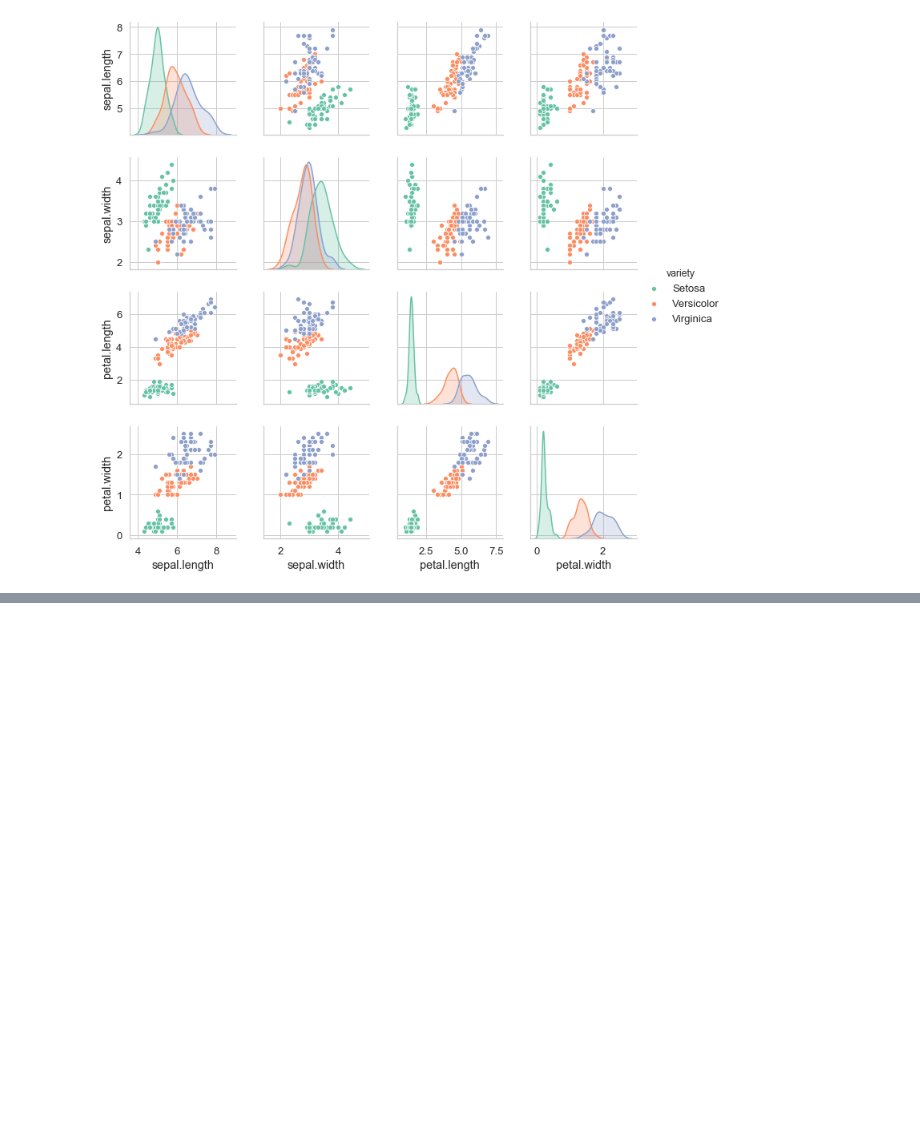
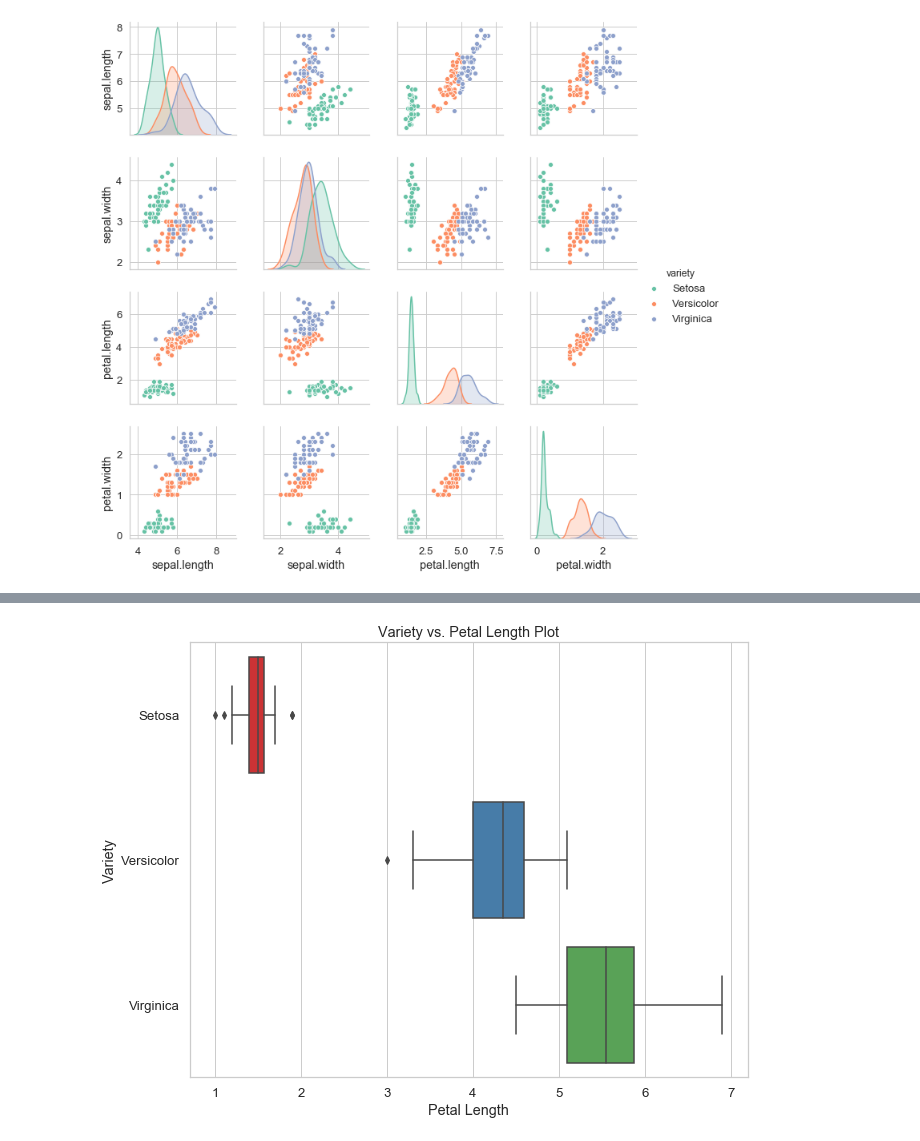
Before and after one commit to sagsshakya/Data-Visualization, a Jupyter notebook: seabonTutorial.ipynb, the cells around one changed output, grey strips where cells are left out. Cells and saved outputs as stored; diff of their text form; code cells hidden in the pictures; blank space fills up the shorter version.

```diff
--- a/seabonTutorial.ipynb
+++ b/seabonTutorial.ipynb
@@ -128,0 +187,14 @@ plt.show()
+# %%
+plt.figure( figsize = (10,8) )
+sns.set(style = 'whitegrid', font_scale = 1.2)
+
+sns.boxplot(y = iris['variety'], x = iris['petal.length'], palette = 'Set1')
+#For horizontal orientation, we can also use orient = 'h'.
+
+plt.ylabel('Variety')
+plt.xlabel('Petal Length')
+plt.title('Variety vs. Petal Length Plot')
+
+plt.show()
+# %% [output]
+[figure, added]
```
Also changed, not shown: parts of 25 cells of this notebook.
